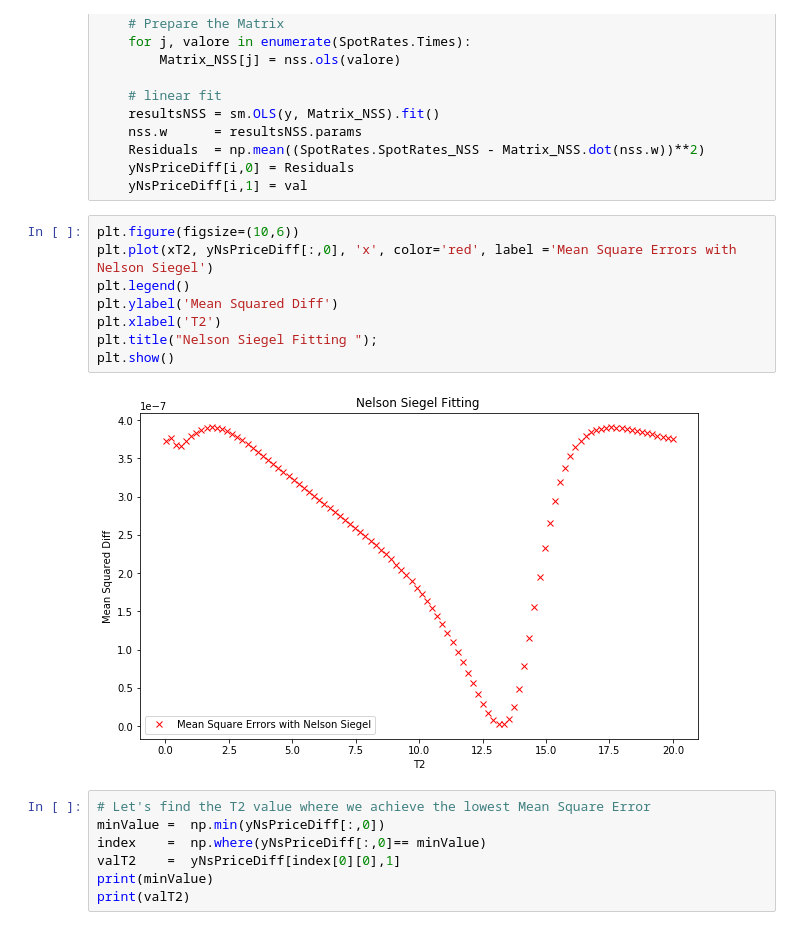
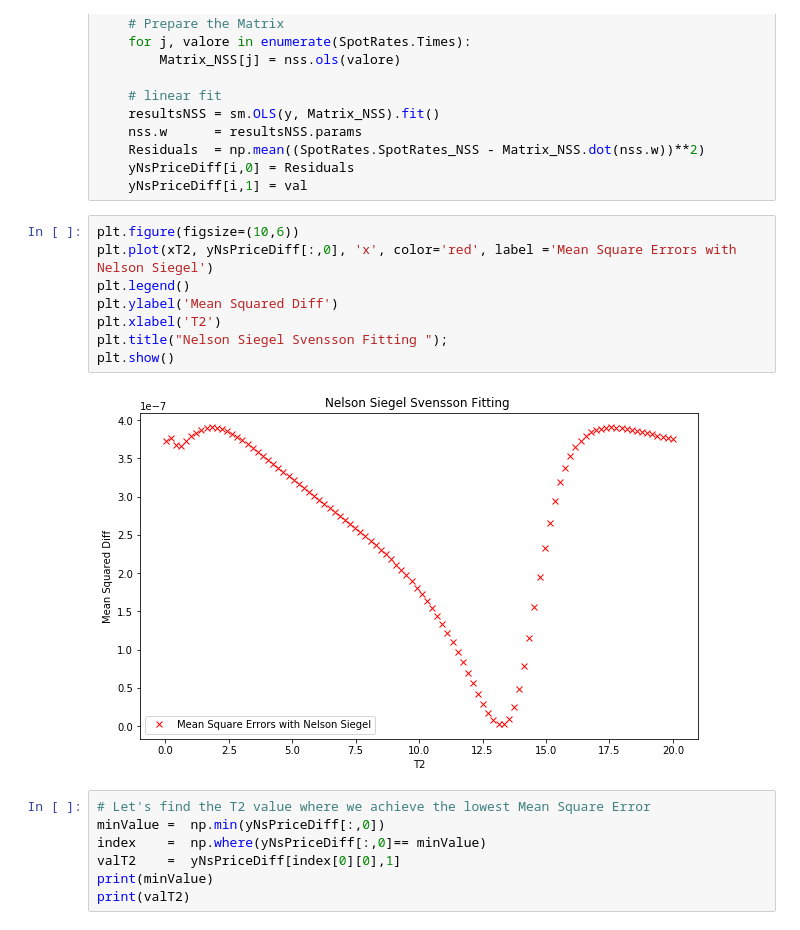
Before and after one commit to dpicone1/NelsonSiegelSvensson, a Jupyter notebook: Fitting_SpotRates_with_NelsonSiegelSvensson_Models.ipynb, the cells around one changed output. Drawn from its saved outputs; the diff is of its cells as text.

```diff
--- a/Fitting_SpotRates_with_NelsonSiegelSvensson_Models.ipynb
+++ b/Fitting_SpotRates_with_NelsonSiegelSvensson_Models.ipynb
@@ -267,13 +267,13 @@ for i, val in enumerate(xT2):
 # %%
 plt.figure(figsize=(10,6))
 plt.plot(xT2, yNsPriceDiff[:,0], 'x', color='red', label ='Mean Square Errors with Nelson Siegel')
 plt.legend()
 plt.ylabel('Mean Squared Diff')
 plt.xlabel('T2')
-plt.title("Nelson Siegel Fitting ");
+plt.title("Nelson Siegel Svensson Fitting ");
 plt.show()
 # %% [output]
-[figure, old version]
+[figure, new version]
 # %%
 # Let's find the T2 value where we achieve the lowest Mean Square Error
 minValue =  np.min(yNsPriceDiff[:,0])
```
Also changed, not shown: parts of 1 cell of this notebook.
